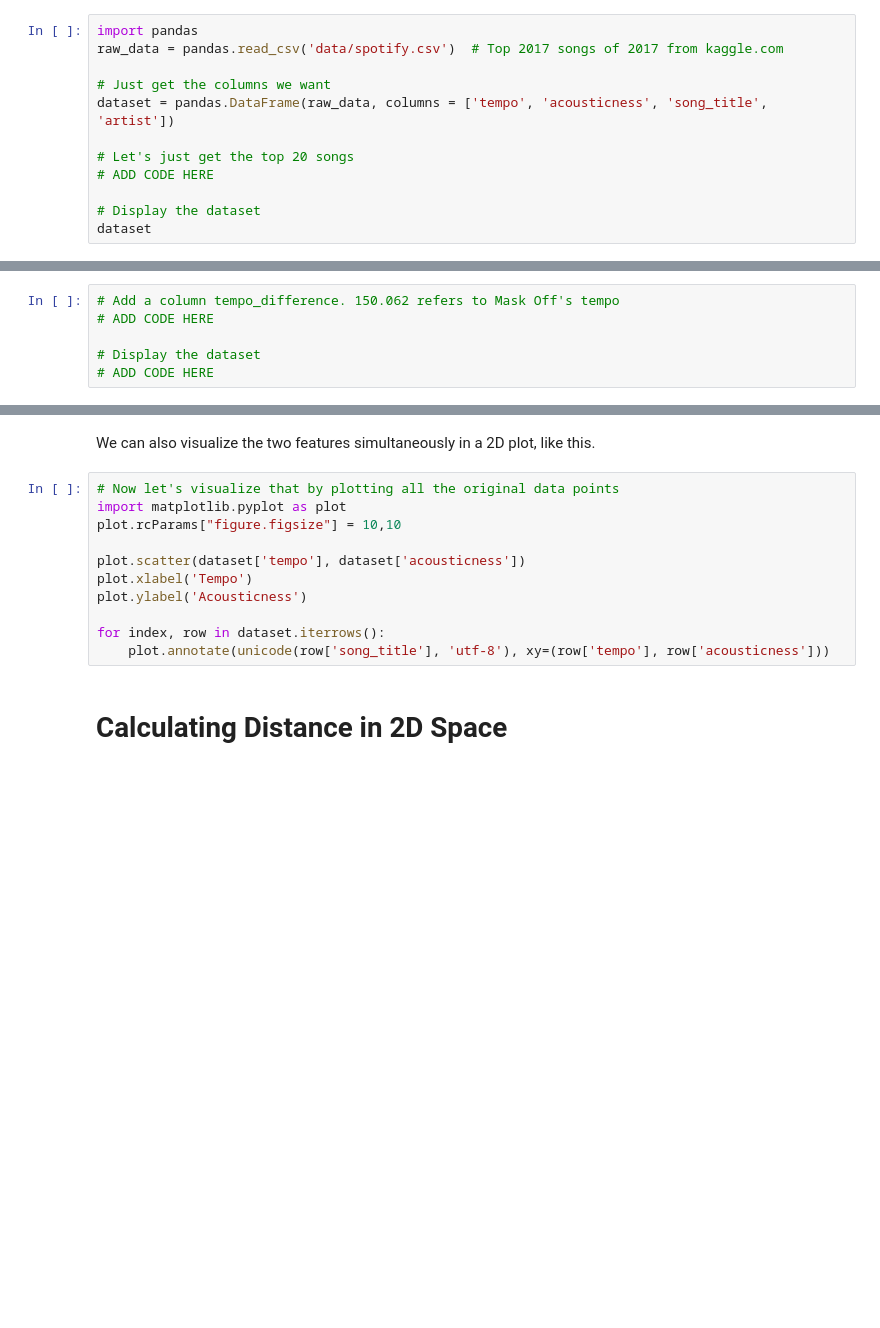
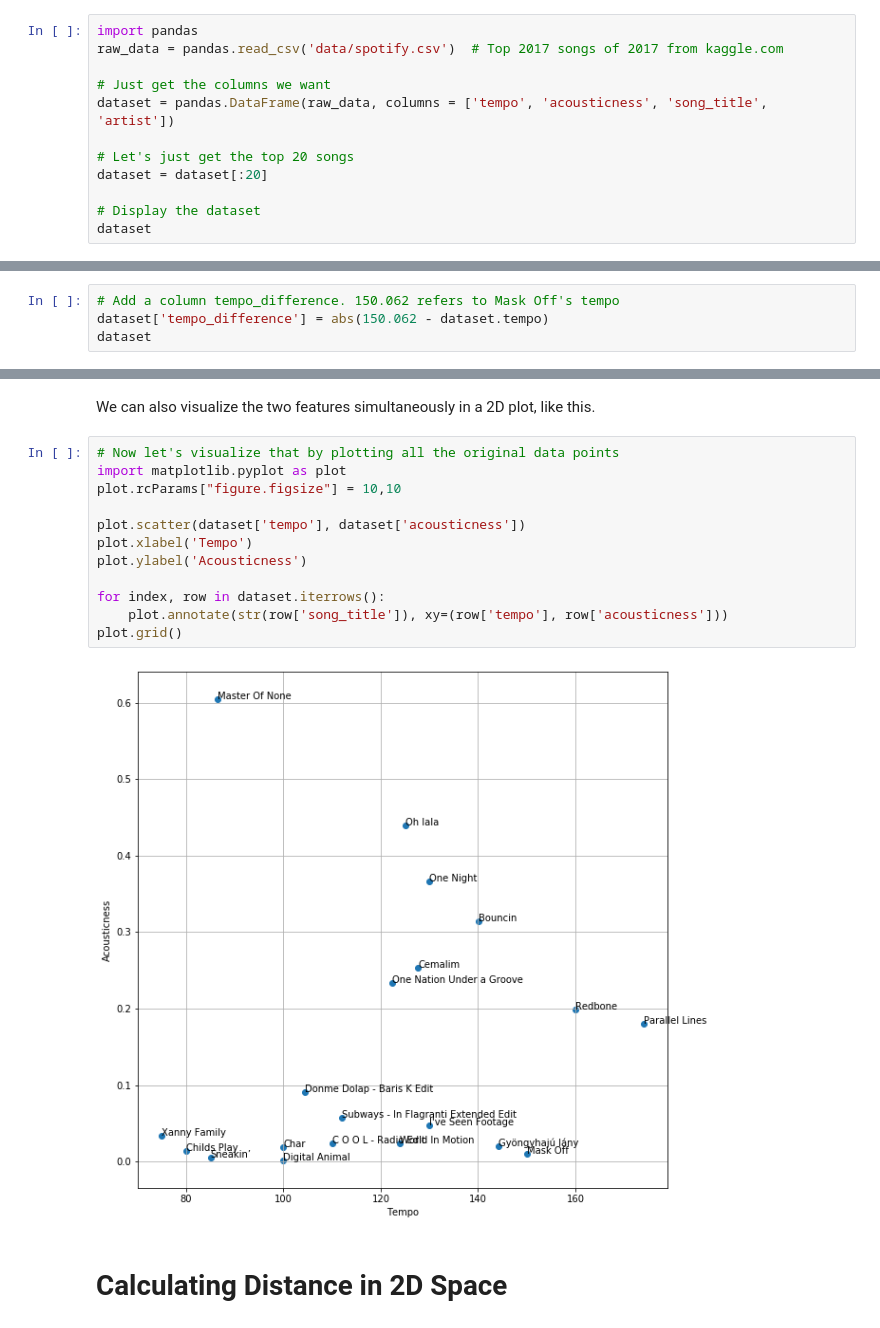
Before and after one commit to ai4all-sfu/w1-monday, a Jupyter notebook: 1.2-Machine_Learning-FeaturesAndVisualization.ipynb, the cells around one changed output, grey strips where cells are left out. Cells and saved outputs as stored; diff of their text form; blank space fills up the shorter version.

```diff
--- a/1.2-Machine_Learning-FeaturesAndVisualization.ipynb
+++ b/1.2-Machine_Learning-FeaturesAndVisualization.ipynb
@@ -49,7 +87,7 @@ raw_data = pandas.read_csv('data/spotify.csv')  # Top 2017 songs of 2017 from ka
 dataset = pandas.DataFrame(raw_data, columns = ['tempo', 'acousticness', 'song_title', 'artist'])
 
 # Let's just get the top 20 songs
-# ADD CODE HERE
+dataset = dataset[:20]
 
 # Display the dataset
 dataset
@@ -62,7 +118,5 @@ We'll compare each song to Mask Off.
 Let's add a new column that finds the differences in tempo from the top song, Mask Off (tempo=150.062)
 # %%
 # Add a column tempo_difference. 150.062 refers to Mask Off's tempo
-# ADD CODE HERE
-
-# Display the dataset
-# ADD CODE HERE
+dataset['tempo_difference'] = abs(150.062 - dataset.tempo)
+dataset
@@ -114,14 +204,17 @@ We can also visualize the two features simultaneously in a 2D plot, like this.
 # %%
 # Now let's visualize that by plotting all the original data points
 import matplotlib.pyplot as plot
 plot.rcParams["figure.figsize"] = 10,10
 
 plot.scatter(dataset['tempo'], dataset['acousticness'])
 plot.xlabel('Tempo')
 plot.ylabel('Acousticness')
 
 for index, row in dataset.iterrows():
-    plot.annotate(unicode(row['song_title'], 'utf-8'), xy=(row['tempo'], row['acousticness']))
+    plot.annotate(str(row['song_title']), xy=(row['tempo'], row['acousticness']))
+plot.grid()
+# %% [output]
+[figure, added]
 # %% [markdown]
 # Calculating Distance in 2D Space
 # %% [markdown]
```
Also changed, not shown: parts of 15 cells of this notebook, 2 other files.
